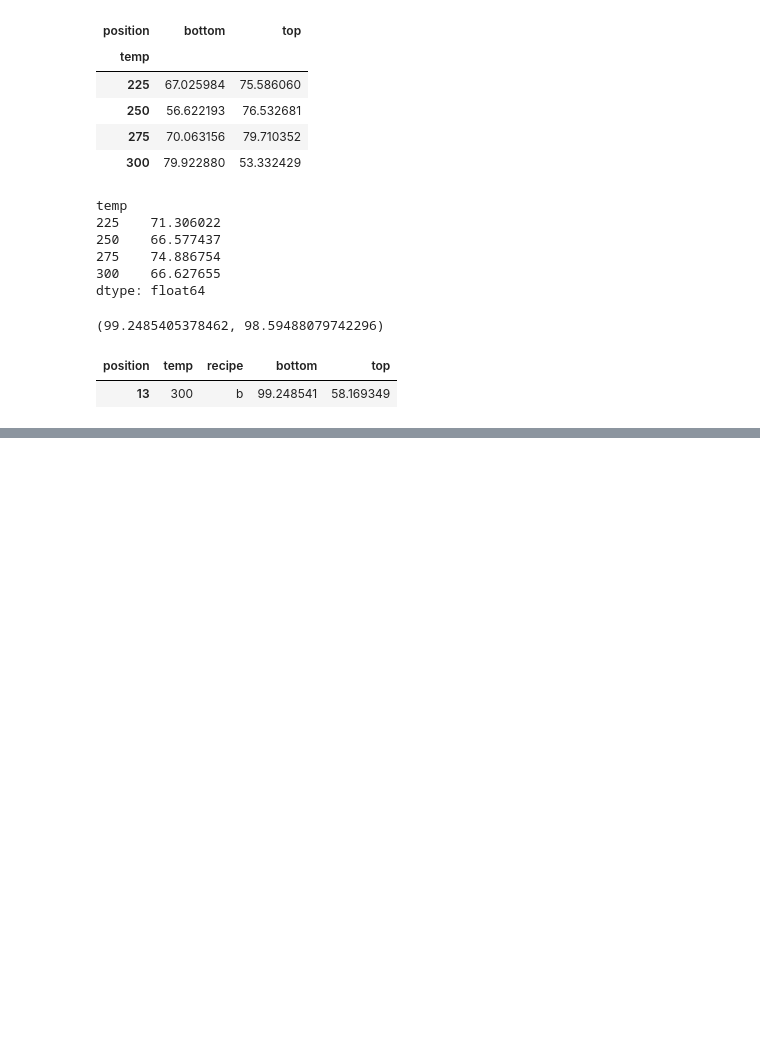
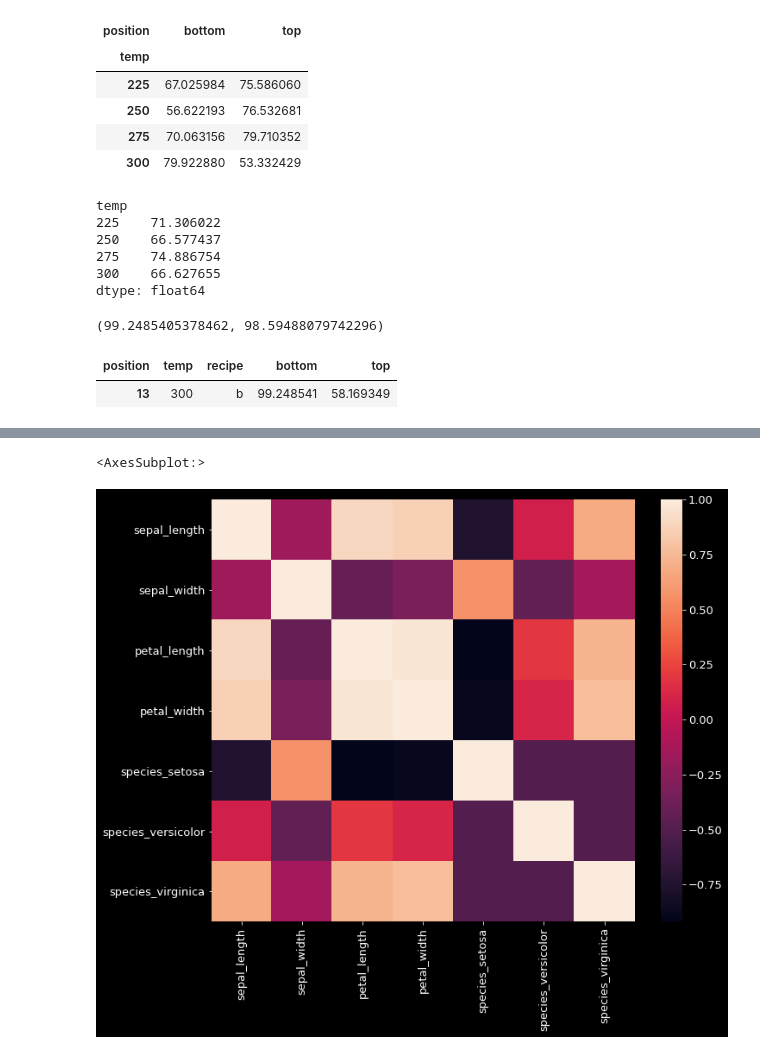
Before and after one commit to Ken-Alviola/classification-exercises, a Jupyter notebook: classification_exercises.ipynb, the cells around one changed output, grey strips where cells are left out. Drawn from its saved outputs; the diff is of its cells as text; code cells hidden in the pictures; blank space fills up the shorter version.

```diff
--- a/classification_exercises.ipynb
+++ b/classification_exercises.ipynb
@@ -505,4 +579,8 @@ damn_cakes[damn_cakes.bottom == max_bottom]
 # %%
 #4. Create a heatmap of each variable layering correlation coefficient on top.
+sns.heatmap(train.corr())
+# %% [output]
+<AxesSubplot:>
+[figure, added]
 # %%
 #5. Create a scatter matrix visualizing the interaction of each variable.
```
Also changed, not shown: parts of 17 cells of this notebook, 1 other file.
